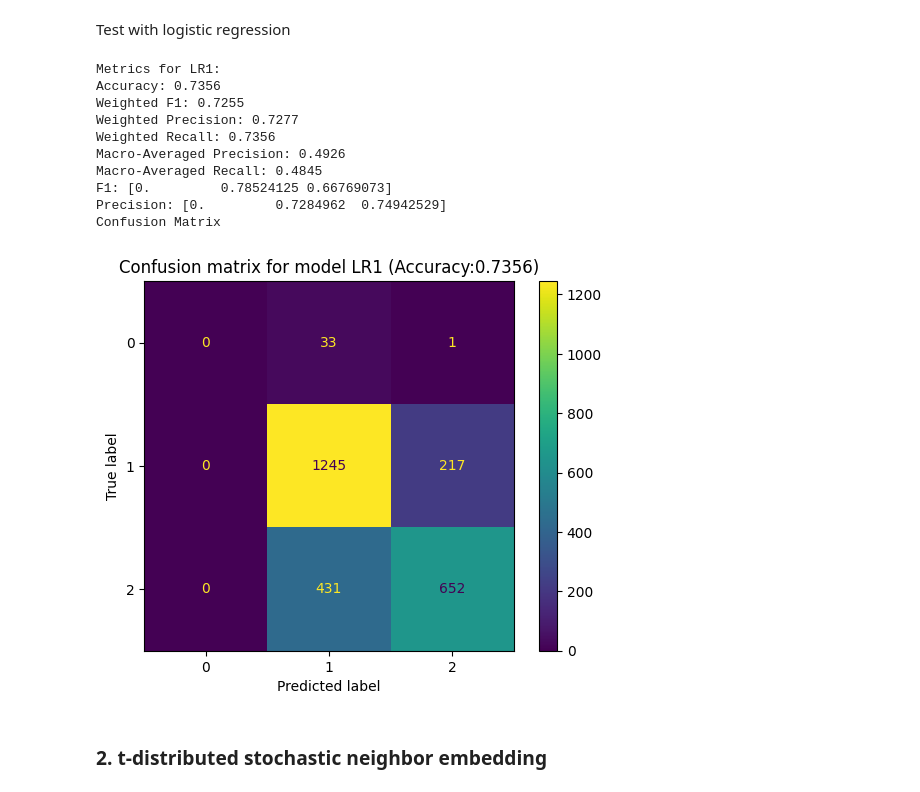
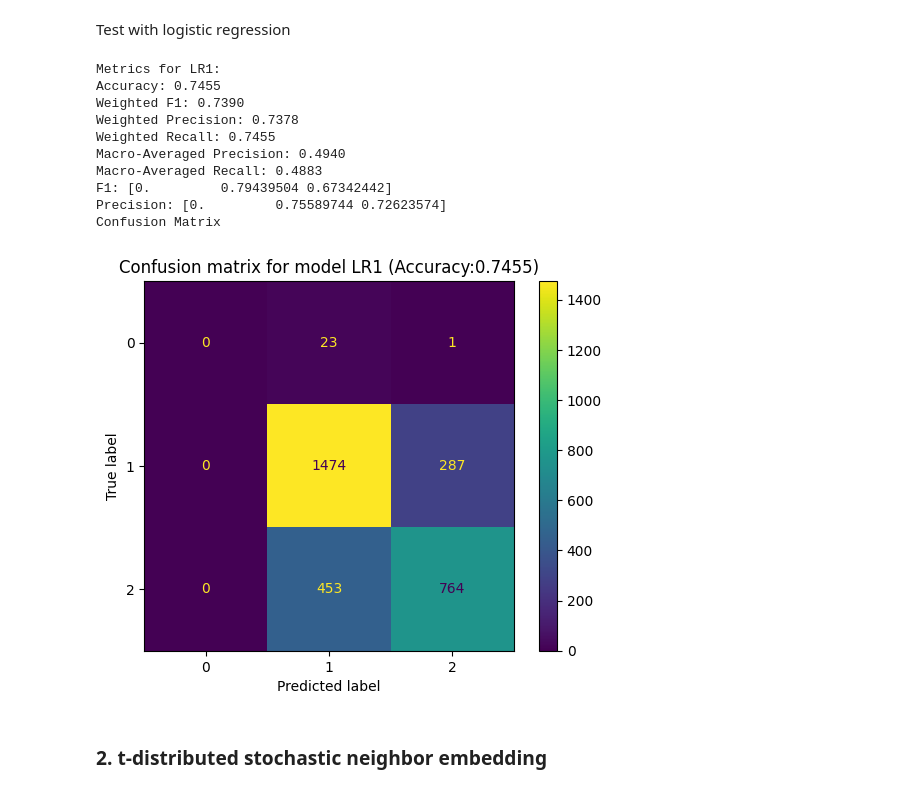
Before and after one commit to SoareCristi/BigData_MovieRatings, a Jupyter notebook: dimensionality_reduction.ipynb, the cells around one changed output. Saved outputs shown, nothing was run; the diff lists cells and outputs as text; code cells hidden in the pictures.

```diff
--- a/dimensionality_reduction.ipynb
+++ b/dimensionality_reduction.ipynb
@@ -136,43 +134,43 @@ def calculate_metrics(model_name, y_true, y_pred):
         try:
             print(f"{metric_name}: {metric_value:.4f}")
         except:
             print(f"{metric_name}: {metric_value}")
 
     print("Confusion Matrix")
     cm = confusion_matrix(y_true, y_pred)
     cmd = ConfusionMatrixDisplay(confusion_matrix=cm)
     cmd.plot()
 
     plt.title(f'Confusion matrix for model {model_name} (Accuracy:{metrics["Accuracy"]:.4f})')
     plt.show()
 
     # Create df to store metrics
     df_metrics = pd.DataFrame(metrics, index=[model_name])
 
     return df_metrics
 
 test_size = 0.2
 X_train, X_test, y_train, y_test = train_test_split(
     df_reduced,
-    df['averageRating'], test_size=test_size,
+    df_scaled['averageRating'], test_size=test_size,
     random_state=42
 )
 model = LogisticRegression(random_state=42)
 model.fit(X_train, y_train)
 predictions = model.predict(X_test)
 model_metrics = calculate_metrics('LR1', y_test, predictions)
 # %% [output]
 Metrics for LR1:
-Accuracy: 0.7356
-Weighted F1: 0.7255
-Weighted Precision: 0.7277
-Weighted Recall: 0.7356
-Macro-Averaged Precision: 0.4926
-Macro-Averaged Recall: 0.4845
-F1: [0.         0.78524125 0.66769073]
-Precision: [0.         0.7284962  0.74942529]
+Accuracy: 0.7455
+Weighted F1: 0.7390
+Weighted Precision: 0.7378
+Weighted Recall: 0.7455
+Macro-Averaged Precision: 0.4940
+Macro-Averaged Recall: 0.4883
+F1: [0.         0.79439504 0.67342442]
+Precision: [0.         0.75589744 0.72623574]
 Confusion Matrix
-[figure, old version]
+[figure, new version]
 # %% [markdown]
 ### 2. t-distributed stochastic neighbor embedding
 # %%
```
Also changed, not shown: parts of 10 cells of this notebook.
